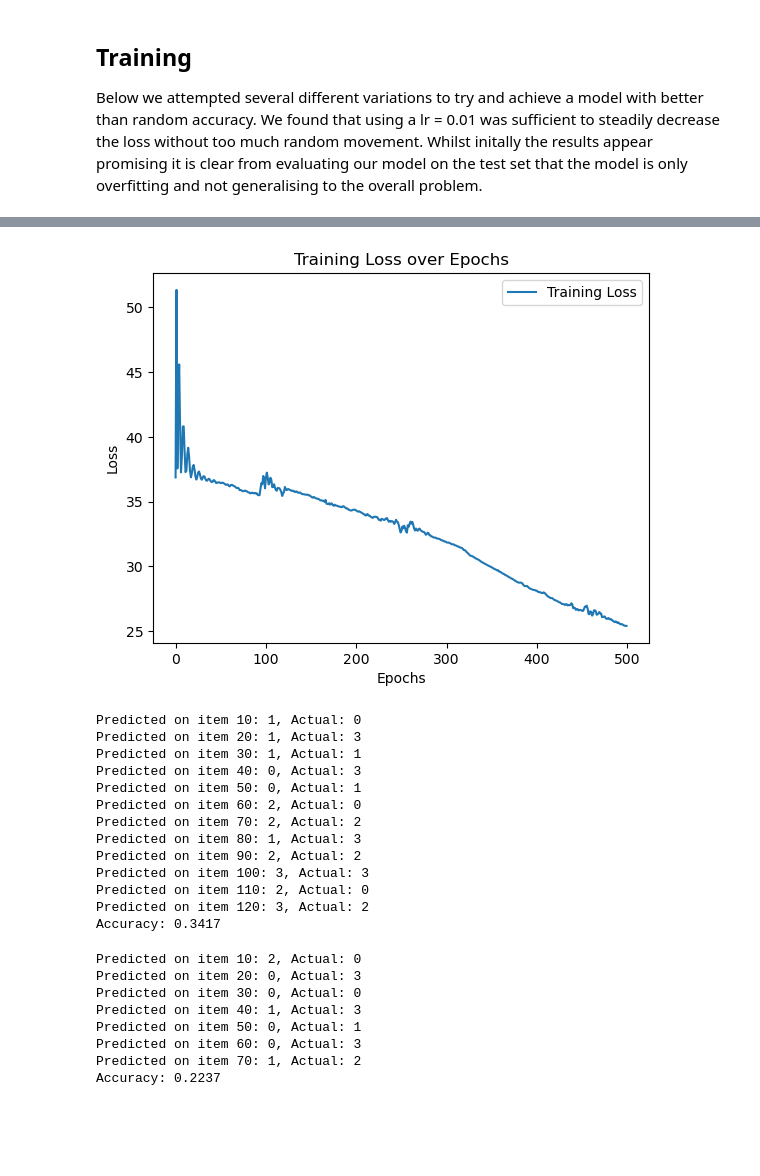
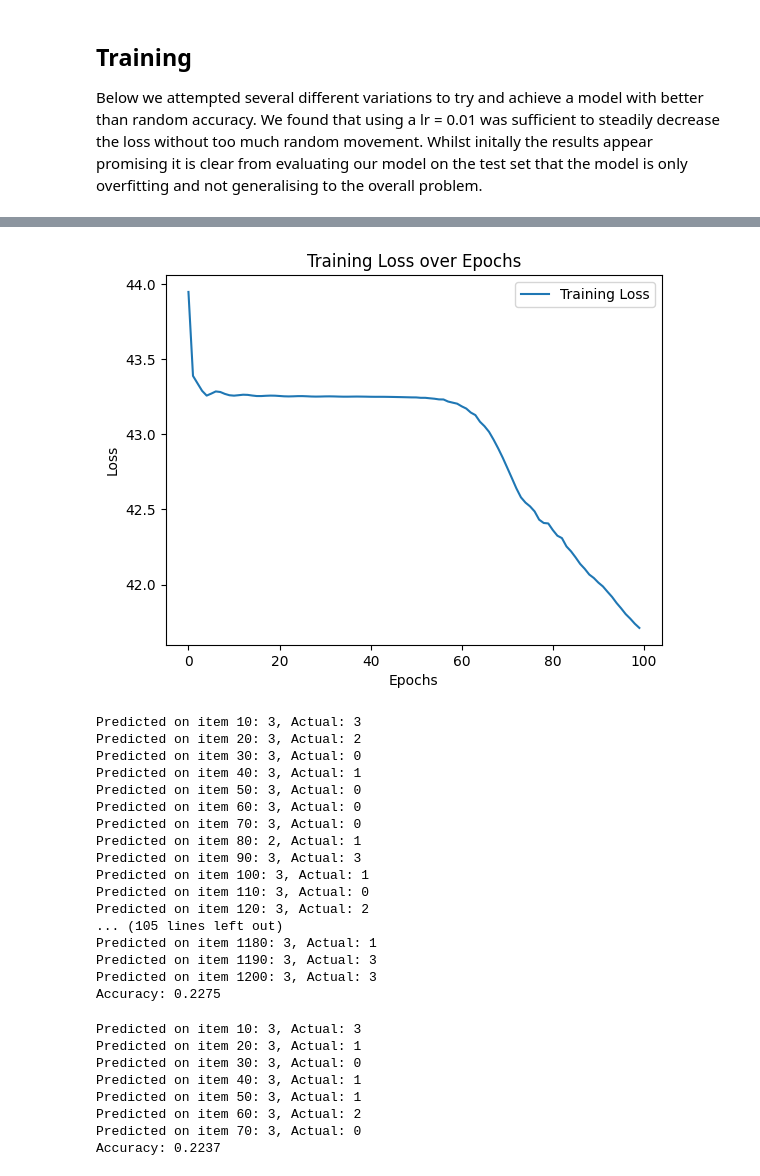
Before and after one commit to wallacees12/AML-Laplacian-Attention, a Jupyter notebook: 07-two-model-architecture.ipynb, the cells around one changed output, grey strips where cells are left out. Drawn from its saved outputs; the diff is of its cells as text; code cells hidden in the pictures; blank space fills up the shorter version.

Commit message:
retrained the model with 100 epochs

```diff
--- a/07-two-model-architecture.ipynb
+++ b/07-two-model-architecture.ipynb
@@ -147,7 +114,7 @@ class ClassifierWithGAAM(nn.Module):
         super().__init__()
         self.gaam = MultiHeadGaussianAdaptiveAttention(
             norm_axis=norm_axis,  # Choose either -2 (sequence length) or 0 (layer number)
-            num_heads=5,
+            num_heads=4,
             num_gaussians=num_gaussians,
             padding_value=0
         )
@@ -166,7 +133,7 @@ class ClassifierWithGAAM(nn.Module):
         return self.fc(x)
 
 # Initialize classifier
-classifier = ClassifierWithGAAM(num_classes=4, num_gaussians=3, norm_axis=-2)
+classifier = ClassifierWithGAAM(num_classes=4, num_gaussians=5, norm_axis=-2)
 # %%
 from datasets import Dataset, DatasetDict, load_dataset
 import pandas as pd
@@ -217,7 +184,7 @@ features, labels = features[:32], labels[:32]
 batch_size = 32
 num_batches = len(features) // batch_size
 
-num_epochs = 500
+num_epochs = 100
 epoch_losses = []
 
 for epoch in range(num_epochs):
@@ -269,4 +236,4 @@ Epoch 499: Average Loss: 25.42
-[figure, old version]
+[figure, new version]
 # %%
 import torch.optim as optim
 import torch
@@ -301,19 +268,23 @@ for x, label in processed_data:
 accuracy = correct_predictions / total_predictions
 print(f"Accuracy: {accuracy:.4f}")
 # %% [output]
-Predicted on item 10: 1, Actual: 0
-Predicted on item 20: 1, Actual: 3
-Predicted on item 30: 1, Actual: 1
-Predicted on item 40: 0, Actual: 3
-Predicted on item 50: 0, Actual: 1
-Predicted on item 60: 2, Actual: 0
-Predicted on item 70: 2, Actual: 2
-Predicted on item 80: 1, Actual: 3
-Predicted on item 90: 2, Actual: 2
-Predicted on item 100: 3, Actual: 3
-Predicted on item 110: 2, Actual: 0
+Predicted on item 10: 3, Actual: 3
+Predicted on item 20: 3, Actual: 2
+Predicted on item 30: 3, Actual: 0
+Predicted on item 40: 3, Actual: 1
+Predicted on item 50: 3, Actual: 0
+Predicted on item 60: 3, Actual: 0
+Predicted on item 70: 3, Actual: 0
+Predicted on item 80: 2, Actual: 1
+Predicted on item 90: 3, Actual: 3
+Predicted on item 100: 3, Actual: 1
+Predicted on item 110: 3, Actual: 0
 Predicted on item 120: 3, Actual: 2
-Accuracy: 0.3417
+... (105 lines left out)
+Predicted on item 1180: 3, Actual: 1
+Predicted on item 1190: 3, Actual: 3
+Predicted on item 1200: 3, Actual: 3
+Accuracy: 0.2275
 # %%
 import torch
 import pickle
@@ -356,13 +327,13 @@ total_predictions = len(all_labels)
 accuracy = correct_predictions / total_predictions
 print(f"Accuracy: {accuracy:.4f}")
 # %% [output]
-Predicted on item 10: 2, Actual: 0
-Predicted on item 20: 0, Actual: 3
-Predicted on item 30: 0, Actual: 0
-Predicted on item 40: 1, Actual: 3
-Predicted on item 50: 0, Actual: 1
-Predicted on item 60: 0, Actual: 3
-Predicted on item 70: 1, Actual: 2
+Predicted on item 10: 3, Actual: 3
+Predicted on item 20: 3, Actual: 1
+Predicted on item 30: 3, Actual: 0
+Predicted on item 40: 3, Actual: 1
+Predicted on item 50: 3, Actual: 1
+Predicted on item 60: 3, Actual: 2
+Predicted on item 70: 3, Actual: 0
 Accuracy: 0.2237
 # %%
 # Calculate confusion matrix
```
Also changed, not shown: parts of 4 cells of this notebook, 1 other file.
